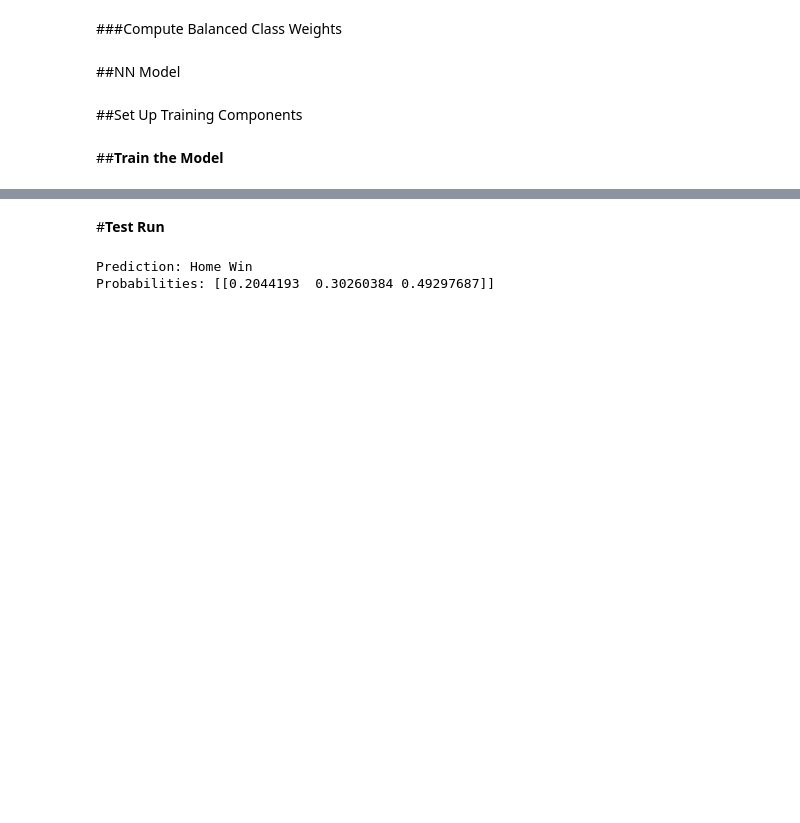
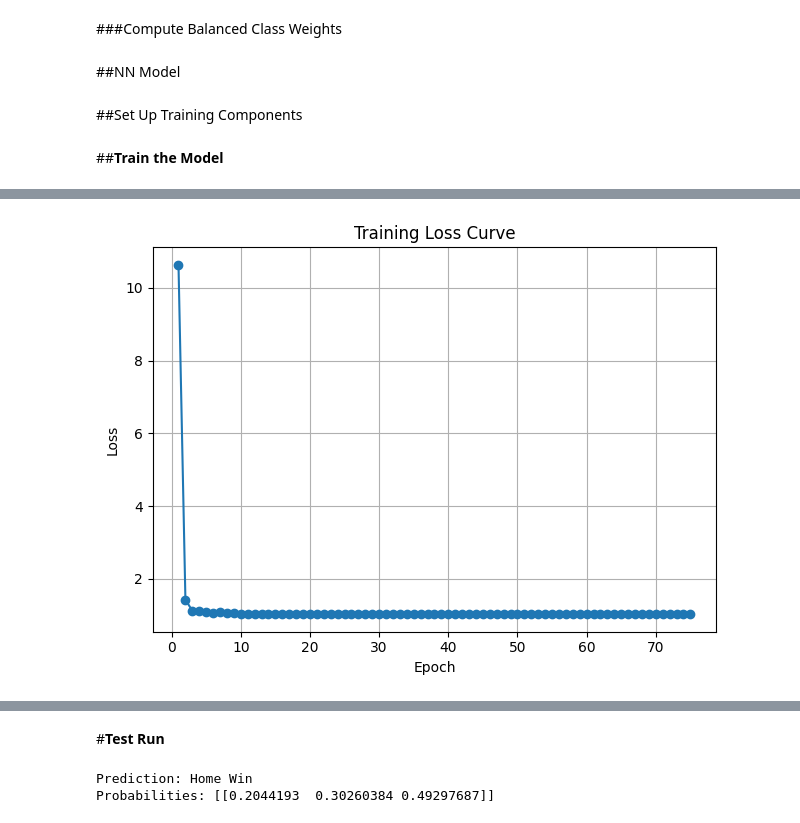
Before and after one commit to sameerthapax/Goalsight, a Jupyter notebook: notebooks/GoalsightML.ipynb, the cells around one changed output, grey strips where cells are left out. Drawn from its saved outputs; the diff is of its cells as text; code cells hidden in the pictures; blank space fills up the shorter version.

```diff
--- a/notebooks/GoalsightML.ipynb
+++ b/notebooks/GoalsightML.ipynb
@@ -365,0 +448,11 @@ files.download('team_encoder.pkl')
+# %%
+
+plt.plot(range(1, num_epochs + 1), epoch_losses, marker='o')
+plt.title("Training Loss Curve")
+plt.xlabel("Epoch")
+plt.ylabel("Loss")
+plt.grid(True)
+plt.tight_layout()
+plt.show()
+# %% [output]
+[figure, added]
```
Also changed, not shown: parts of 11 cells of this notebook.
